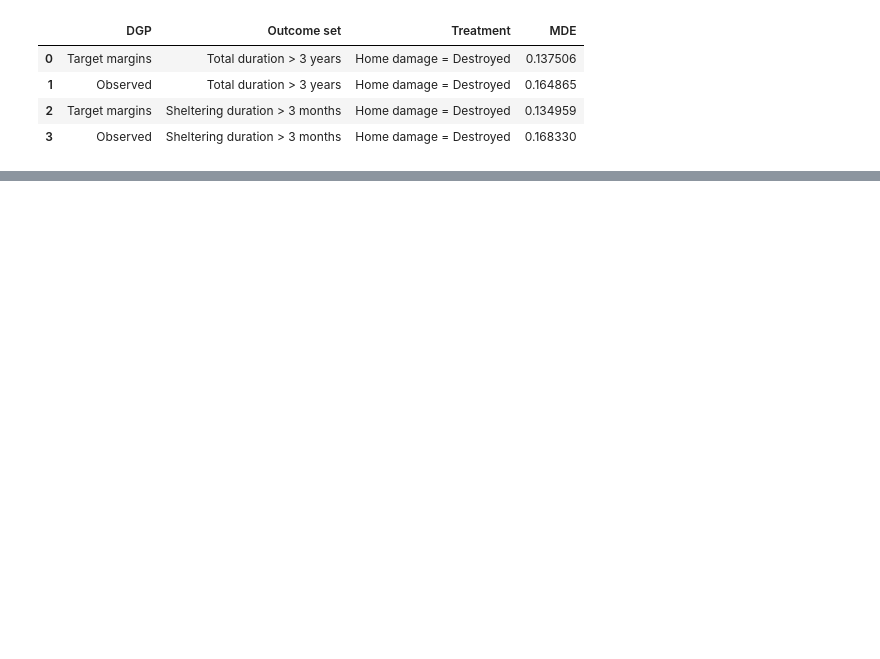
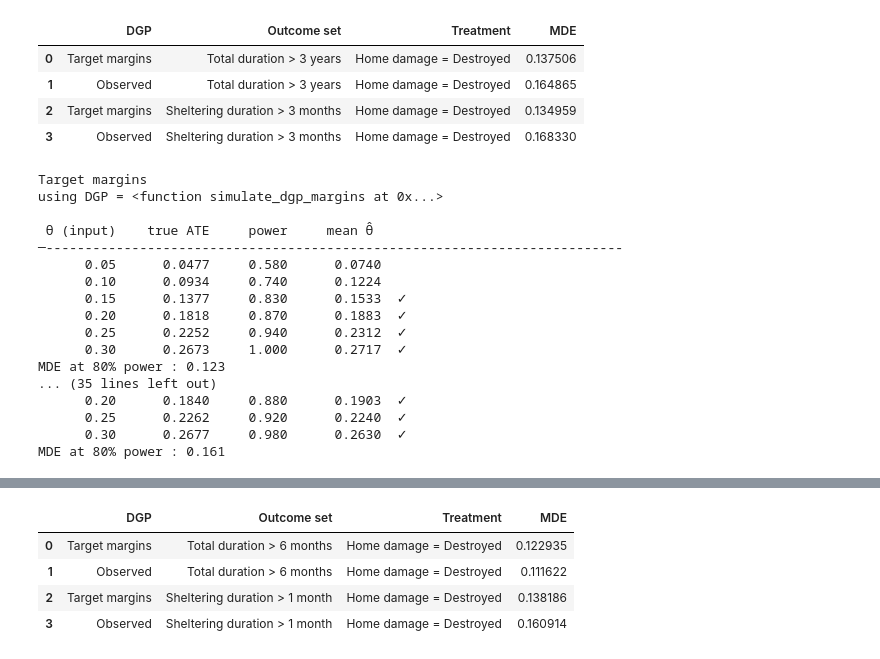
Before and after one commit to nicolepaul/protracted-displacement-idn, a Jupyter notebook: 1_Physical.ipynb, the cells around one changed output, grey strips where cells are left out. Drawn from its saved outputs; the diff is of its cells as text; code cells hidden in the pictures; blank space fills up the shorter version.

```diff
--- a/1_Physical.ipynb
+++ b/1_Physical.ipynb
@@ -377,3 +377,64 @@ MDE at 80% power : 0.168
 | 1 | Observed | Total duration > 3 years | Home damage = Destroyed | 0.164865 |
 | 2 | Target margins | Sheltering duration > 3 months | Home damage = Destroyed | 0.134959 |
 | 3 | Observed | Sheltering duration > 3 months | Home damage = Destroyed | 0.168330 |
+# %%
+DGPS = {
+    'Target margins': simulate_dgp_margins,
+    'Observed': simulate_dgp_observed,
+}
+
+
+EFFECT_GRID = [0.05, 0.10, 0.15, 0.20, 0.25, 0.30]
+S_OUTER = 100
+
+T = 'home_damage-(>45%) Destroyed'
+Ys = ['total-> 6 months', 'emergency-> 1 month']
+
+T_label = T.split('-')[0].replace('_', ' ').capitalize() + ' = ' + T.split('-')[1].split(' ')[1].capitalize()
+Y_labels = [y.replace('-', ' ').replace('total','Total duration').replace('emergency', 'Sheltering duration') for y in Ys]
+
+colors = [total_colors, shelter_colors]
+linestyles = ['solid', 'dashed']
+
+fig, axs = plt.subplots(1, 2, figsize=(8, 2.25), sharex=True, sharey=True)
+
+mde_records = []
+
+for i, Y in enumerate(Ys):
+    for j, dgp in enumerate(DGPS):
+        print(dgp)
+        powers, mean_ates, mean_thetas = simulated_power_curve(data[T], data[Y], data[X], EFFECT_GRID, S_OUTER, dgp=DGPS[dgp], verbose=True)
+        mde = interpolate_mde(mean_ates, powers, verbose=True)
+        plot_power_curve(mean_ates, powers, axs[i], label=dgp, color=colors[i][-2], linestyle=linestyles[j])
+        axs[i].set_title(f'T: {T_label}; Y: {Y_labels[i]}')
+        # Record MDE for summary table
+        mde_records.append({
+            'DGP':          dgp,
+            'Outcome set':  Y_labels[i],
+            'Treatment':    T_label,
+            'MDE':          mde,
+        })
+axs[1].set_ylabel(None)
+fig.tight_layout()
+fig.savefig(os.path.join(img_folder, f"pub_power_{base_var}-2.pdf"), dpi=300, facecolor="w", bbox_inches="tight")
+plt.show()
+
+pd.DataFrame(mde_records)
+# %% [output]
+Target margins
+using DGP = <function simulate_dgp_margins at 0x...>
+
+ θ (input)    true ATE     power     mean θ̂
+─--------------------------------------------------------------------------
+      0.05      0.0477     0.580      0.0740
+      0.10      0.0934     0.740      0.1224
+      0.15      0.1377     0.830      0.1533  ✓
+      0.20      0.1818     0.870      0.1883  ✓
+      0.25      0.2252     0.940      0.2312  ✓
+      0.30      0.2673     1.000      0.2717  ✓
+MDE at 80% power : 0.123
+... (35 lines left out)
+      0.20      0.1840     0.880      0.1903  ✓
+      0.25      0.2262     0.920      0.2240  ✓
+      0.30      0.2677     0.980      0.2630  ✓
+MDE at 80% power : 0.161
@@ -379,0 +442,5 @@ MDE at 80% power : 0.168
+|  | DGP | Outcome set | Treatment | MDE |
+| 0 | Target margins | Total duration > 6 months | Home damage = Destroyed | 0.122935 |
+| 1 | Observed | Total duration > 6 months | Home damage = Destroyed | 0.111622 |
+| 2 | Target margins | Sheltering duration > 1 month | Home damage = Destroyed | 0.138186 |
+| 3 | Observed | Sheltering duration > 1 month | Home damage = Destroyed | 0.160914 |
```
Also changed, not shown: parts of 1 cell of this notebook, 18 other files.
